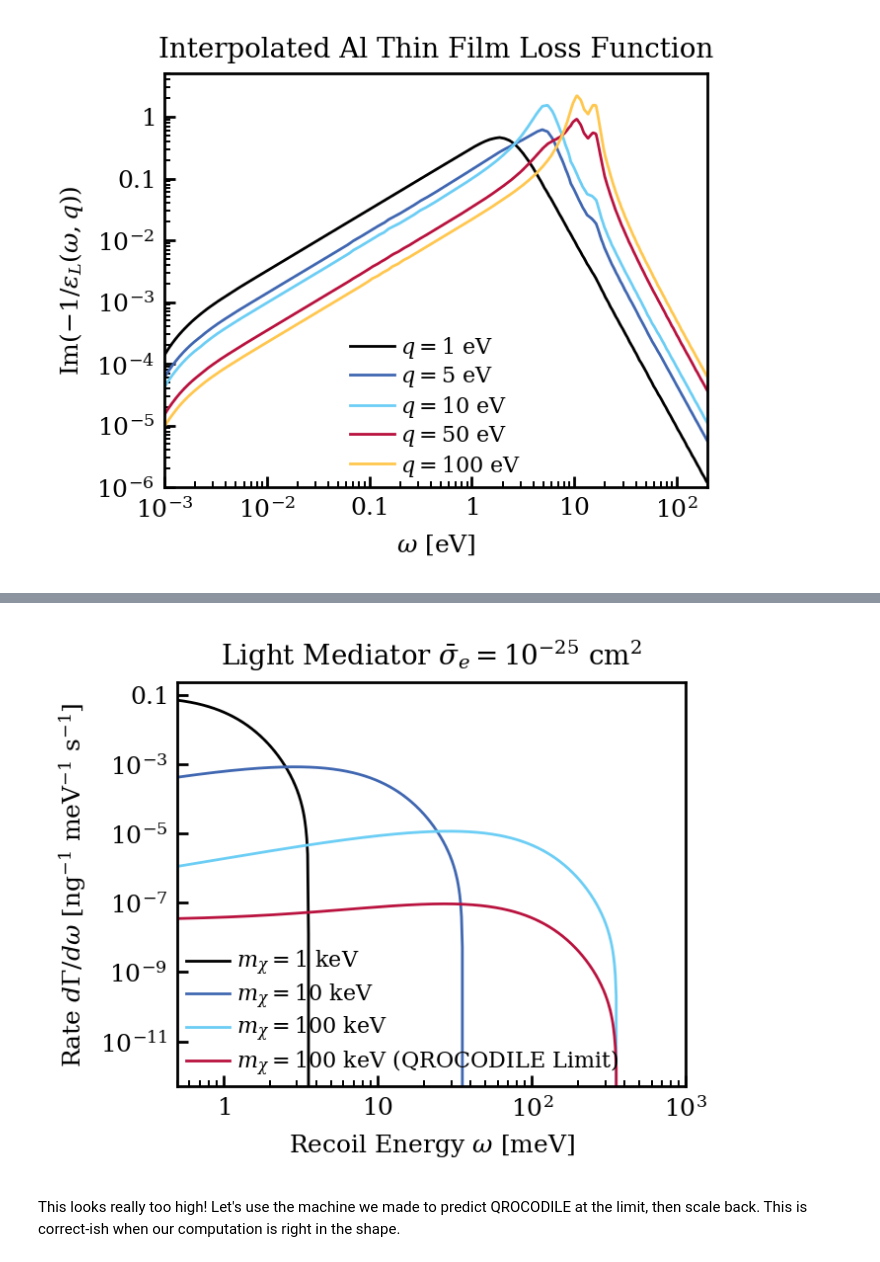
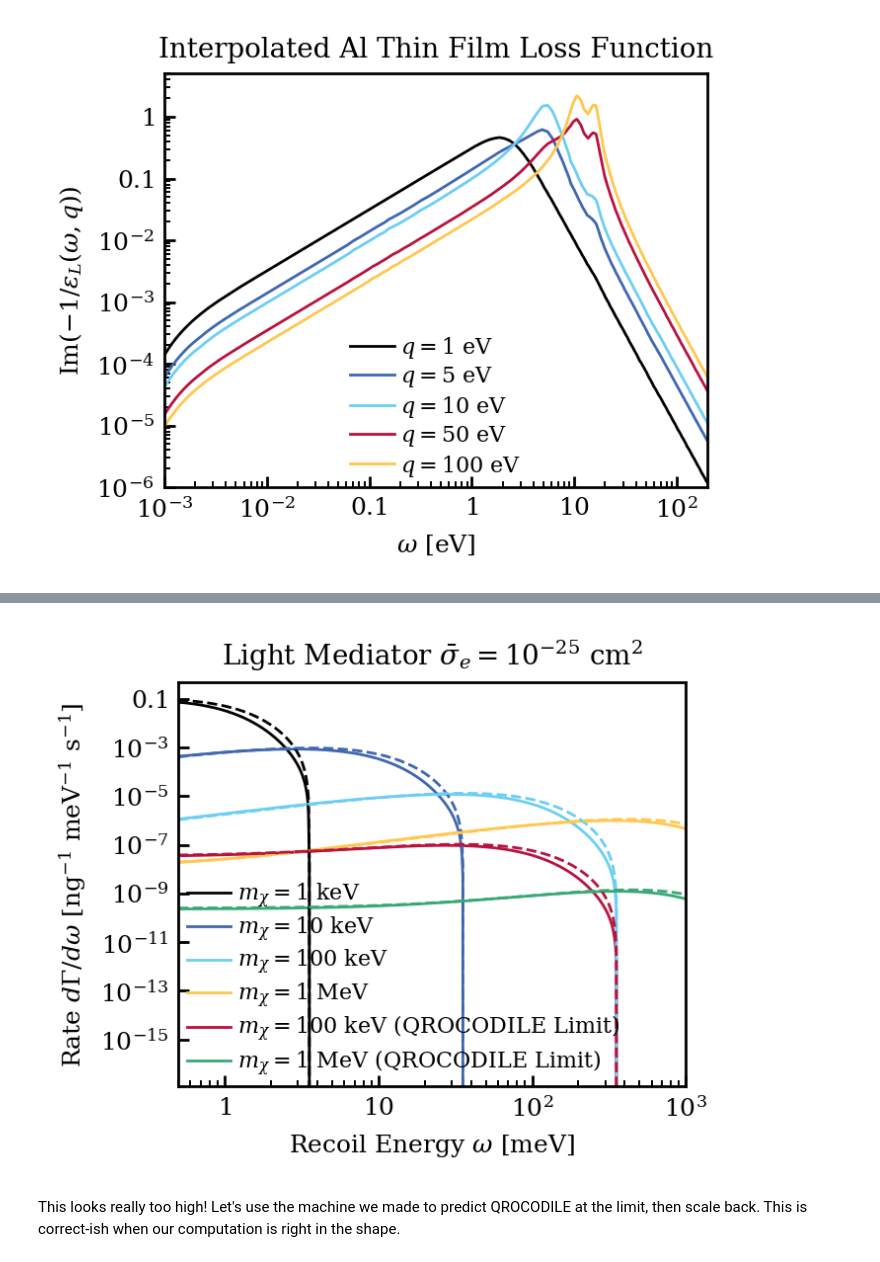
Before and after one commit to FaroutYLq/axioph, a Jupyter notebook: Directionality/rate_in_sc.ipynb, the cells around one changed output, grey strips where cells are left out. Drawn from its saved outputs; the diff is of its cells as text; code cells hidden in the pictures.

Commit message:
More comparison with halo model

```diff
--- a/Directionality/rate_in_sc.ipynb
+++ b/Directionality/rate_in_sc.ipynb
@@ -523,7 +525,10 @@ def calc_rate(
 
         # Velocity grid for this omega
         v_grid = np.linspace(v_min, v_max, v_steps)
-        f_halo = halo_model(v_grid)
+        if halo == "chris_qrocodile":
+            f_halo = halo_model(v_grid)
+        else:
+            f_halo = halo_model(v_grid, t=None)
 
         # Replace NaN/inf in f_halo with 0 (occurs near escape velocity)
         f_halo = np.where(np.isfinite(f_halo), f_halo, 0.0)
@@ -582,21 +608,32 @@ rates_100keV_qrocodile = calc_rate(
 # %%
 # Convert rate to [events / (nanogram * meV * s)]
-plt.plot(omegas_eV/nu.meV, rates_1keV , label=r"$m_\chi=1~\mathrm{keV}$")
-plt.plot(omegas_eV/nu.meV, rates_10keV , label=r"$m_\chi=10~\mathrm{keV}$")
-plt.plot(omegas_eV/nu.meV, rates_100keV, label=r"$m_\chi=100~\mathrm{keV}$")
-plt.plot(omegas_eV/nu.meV, rates_100keV_qrocodile, label=r"$m_\chi=100~\mathrm{keV}$ (QROCODILE Limit)")
+colors = ["xenon_black", "xenon_blue", "xenon_light_blue", "xenon_yellow", "xenon_red", "xenon_green"]
+
+plt.plot(omegas_eV/nu.meV, rates_1keV , label=r"$m_\chi=1~\mathrm{keV}$", color=colors[0])
+plt.plot(omegas_eV/nu.meV, rates_10keV , label=r"$m_\chi=10~\mathrm{keV}$", color=colors[1])
+plt.plot(omegas_eV/nu.meV, rates_100keV, label=r"$m_\chi=100~\mathrm{keV}$", color=colors[2])
+plt.plot(omegas_eV/nu.meV, rates_1MeV, label=r"$m_\chi=1~\mathrm{MeV}$", color=colors[3])
+plt.plot(omegas_eV/nu.meV, rates_100keV_qrocodile, label=r"$m_\chi=100~\mathrm{keV}$ (QROCODILE Limit)", color=colors[4])
+plt.plot(omegas_eV/nu.meV, rates_1MeV_qrocodile, label=r"$m_\chi=1~\mathrm{MeV}$ (QROCODILE Limit)", color=colors[5])
+
+plt.plot(omegas_eV/nu.meV, rates_1keV_wr, color=colors[0], ls="--")
+plt.plot(omegas_eV/nu.meV, rates_10keV_wr, color=colors[1], ls="--")
+plt.plot(omegas_eV/nu.meV, rates_100keV_wr, color=colors[2], ls="--")
+plt.plot(omegas_eV/nu.meV, rates_1MeV_wr, color=colors[3], ls="--")
+plt.plot(omegas_eV/nu.meV, rates_100keV_qrocodile_wr, color=colors[4], ls="--")
+plt.plot(omegas_eV/nu.meV, rates_1MeV_qrocodile_wr, color=colors[5], ls="--")
 
 plt.yscale("log")
 plt.xlabel(r"Recoil Energy $\omega$ [meV]")
 plt.ylabel(r"Rate $d\Gamma/d\omega$ [ng$^{-1}$ meV$^{-1}$ s$^{-1}$]")
 plt.xlim(0)
 plt.legend(loc="best")
 plt.title(r"Light Mediator $\bar{\sigma}_e=10^{-25}~\mathrm{cm}^2$")
 plt.xlim(0.5, 1000)
 plt.xscale("log")
 plt.show()
 # %% [output]
-[figure, old version]
+[figure, new version]
 # %% [markdown]
 This looks really too high! Let's use the machine we made to predict QROCODILE at the limit, then scale back. This is correct-ish when our computation is right in the shape.
 # %% [markdown]
```
Also changed, not shown: parts of 17 cells of this notebook.
